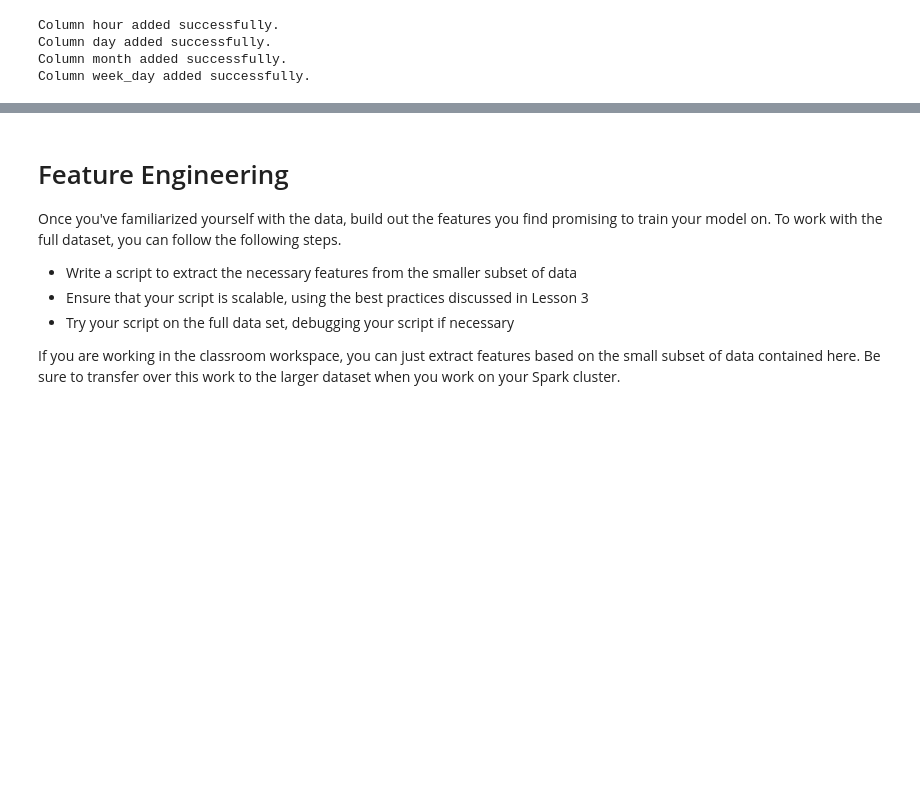
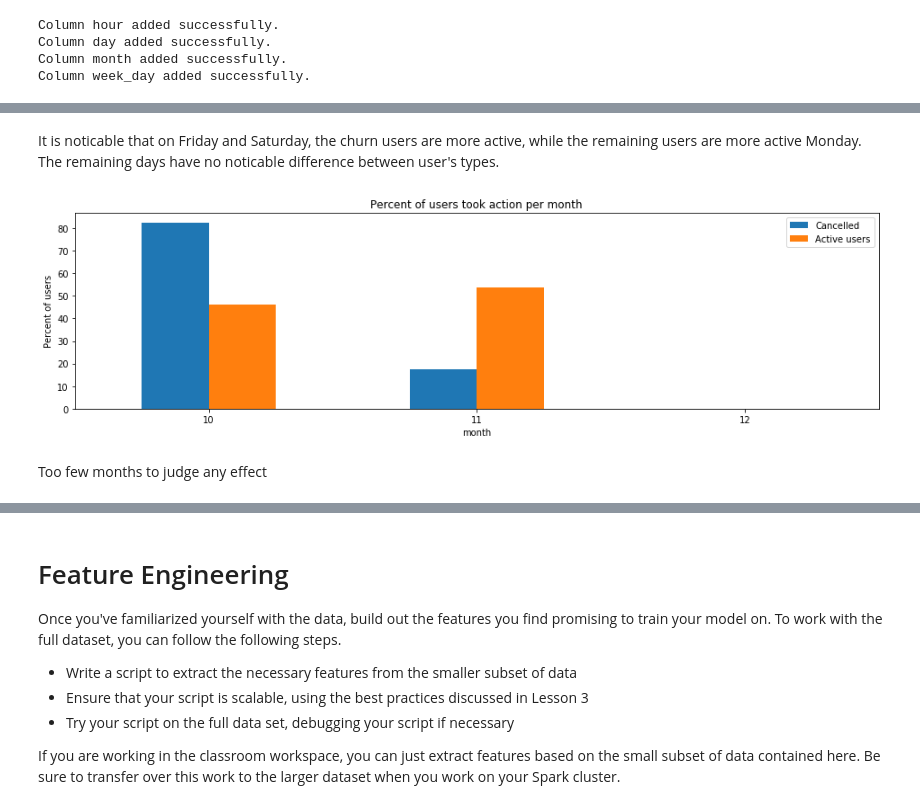
Before and after one commit to drnesr/Sparkify, a Jupyter notebook: Sparkify.ipynb, the cells around one changed output, grey strips where cells are left out. Saved outputs shown, nothing was run; the diff lists cells and outputs as text; code cells hidden in the pictures; blank space fills up the shorter version.

```diff
--- a/Sparkify.ipynb
+++ b/Sparkify.ipynb
@@ -339,0 +382,8 @@ pd.DataFrame({'Cancelled': get_series(1, True),'Active users':get_series(0, True
+# %% [markdown]
+It is noticable that on Friday and Saturday, the churn users are more active, while the remaining users are more active Monday. The remaining days have no noticable difference between user's types.
+# %%
+draw_time('month');
+# %% [output]
+[figure, added]
+# %% [markdown]
+Too few months to judge any effect
```
Also changed, not shown: parts of 29 cells of this notebook, 2 other files.
